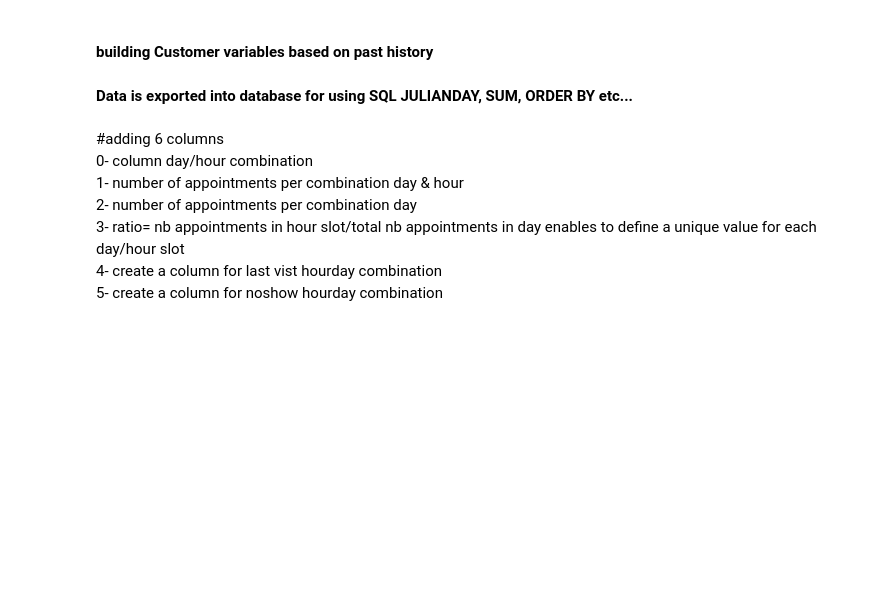
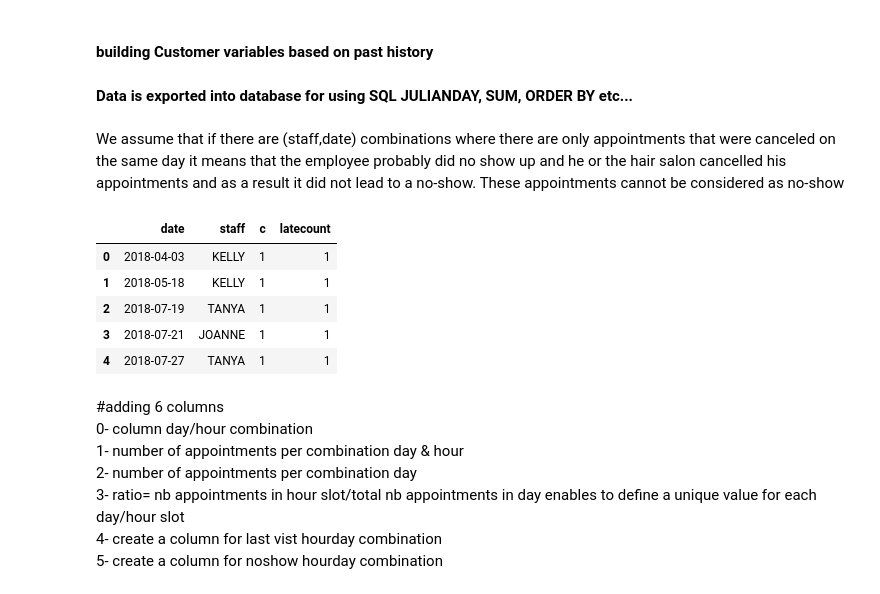
Before and after one commit to ericma007/p1, a Jupyter notebook: notebooks/init-database-exploration.ipynb, the cells around one changed output. Saved outputs shown, nothing was run; the diff lists cells and outputs as text; code cells hidden in the pictures; blank space fills up the shorter version.

```diff
--- a/notebooks/init-database-exploration.ipynb
+++ b/notebooks/init-database-exploration.ipynb
@@ -806,0 +811,17 @@ bookingtmp.to_sql('bookingtmp',db,if_exists='replace',index=False)
+# %% [markdown]
+We assume that if there are (staff,date) combinations where there are only appointments that were canceled on the same day it means that the employee probably did no show up and he or the hair salon  cancelled his appointments and as a result it did not lead to a no-show. These appointments cannot be considered as no-show
+# %%
+query="""select a.date,a.staff, count(*) c, b.c latecount from bookingtmp0 a inner join
+(select date,staff,count(*) c from bookingtmp0 where latecancellation=1 group by date,staff) b
+on a.date=b.date and a.staff=b.staff
+group by a.date,a.staff having count(*) = b.c
+order by a.date,a.staff"""
+df=readSQL(query)
+df
+# %% [output]
+|  | date | staff | c | latecount |
+| 0 | 2018-04-03 | KELLY | 1 | 1 |
+| 1 | 2018-05-18 | KELLY | 1 | 1 |
+| 2 | 2018-07-19 | TANYA | 1 | 1 |
+| 3 | 2018-07-21 | JOANNE | 1 | 1 |
+| 4 | 2018-07-27 | TANYA | 1 | 1 |
```
Also changed, not shown: parts of 17 cells of this notebook, 17 other files.
